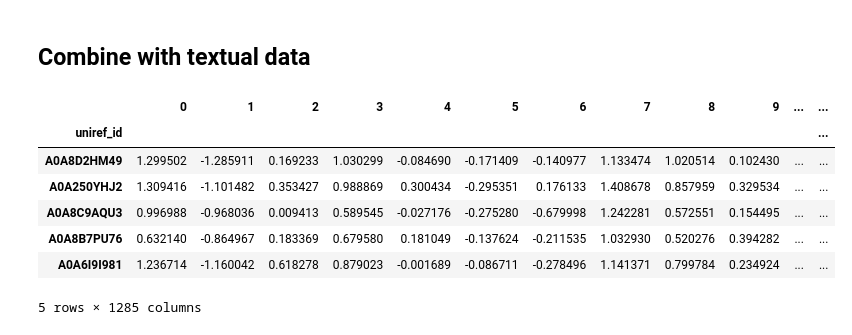
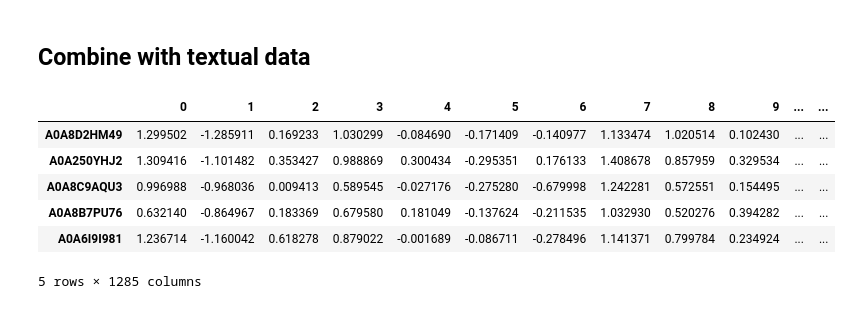
Before and after one commit to ahmedtarek26/GPCR-Protein-Clustering, a Jupyter notebook: notebooks/05_normalized_sequence_embedding.ipynb, the cells around one changed output. Saved outputs shown, nothing was run; the diff lists cells and outputs as text; code cells hidden in the pictures.

Commit message:
Rerun notebook 05 to get the proper output for sequence embedding based on the proteins exist in the notebook 04

```diff
--- a/notebooks/05_normalized_sequence_embedding.ipynb
+++ b/notebooks/05_normalized_sequence_embedding.ipynb
@@ -281,17 +257,16 @@ Text(0.5, 1.0, 'ESM2 Sequence Embeddings — UMAP 2D (colored by cluster)')
 # %% [markdown]
 ## Combine with textual data
 # %%
-textual_data = pd.read_csv("../data/processed/gpcr_final_clusters_k60.csv", index_col=0)
+textual_data = pd.read_csv("../data/processed/gpcr_text_clusters.csv", index_col=0)
 textual_data = textual_data.drop(columns=['hybrid_cluster'])
 data_with_embeddings = df_normalized.join(textual_data, how='inner')
-# data_with_embeddings.to_csv("../data/processed/data_with_embeddings.csv")
+data_with_embeddings.to_csv("../data/processed/data_with_embeddings.csv")
 data_with_embeddings.head()
 # %% [output]
 |  | 0 | 1 | 2 | 3 | 4 | 5 | 6 | 7 | 8 | 9 | ... | ... |
-| uniref_id |  |  |  |  |  |  |  |  |  |  |  | ... |
 | A0A8D2HM49 | 1.299502 | -1.285911 | 0.169233 | 1.030299 | -0.084690 | -0.171409 | -0.140977 | 1.133474 | 1.020514 | 0.102430 | ... | ... |
 | A0A250YHJ2 | 1.309416 | -1.101482 | 0.353427 | 0.988869 | 0.300434 | -0.295351 | 0.176133 | 1.408678 | 0.857959 | 0.329534 | ... | ... |
 | A0A8C9AQU3 | 0.996988 | -0.968036 | 0.009413 | 0.589545 | -0.027176 | -0.275280 | -0.679998 | 1.242281 | 0.572551 | 0.154495 | ... | ... |
 | A0A8B7PU76 | 0.632140 | -0.864967 | 0.183369 | 0.679580 | 0.181049 | -0.137624 | -0.211535 | 1.032930 | 0.520276 | 0.394282 | ... | ... |
-| A0A6I9I981 | 1.236714 | -1.160042 | 0.618278 | 0.879023 | -0.001689 | -0.086711 | -0.278496 | 1.141371 | 0.799784 | 0.234924 | ... | ... |
+| A0A6I9I981 | 1.236714 | -1.160042 | 0.618278 | 0.879022 | -0.001689 | -0.086711 | -0.278496 | 1.141371 | 0.799784 | 0.234924 | ... | ... |
 5 rows × 1285 columns
```
Also changed, not shown: parts of 8 cells of this notebook, 1 other file.
